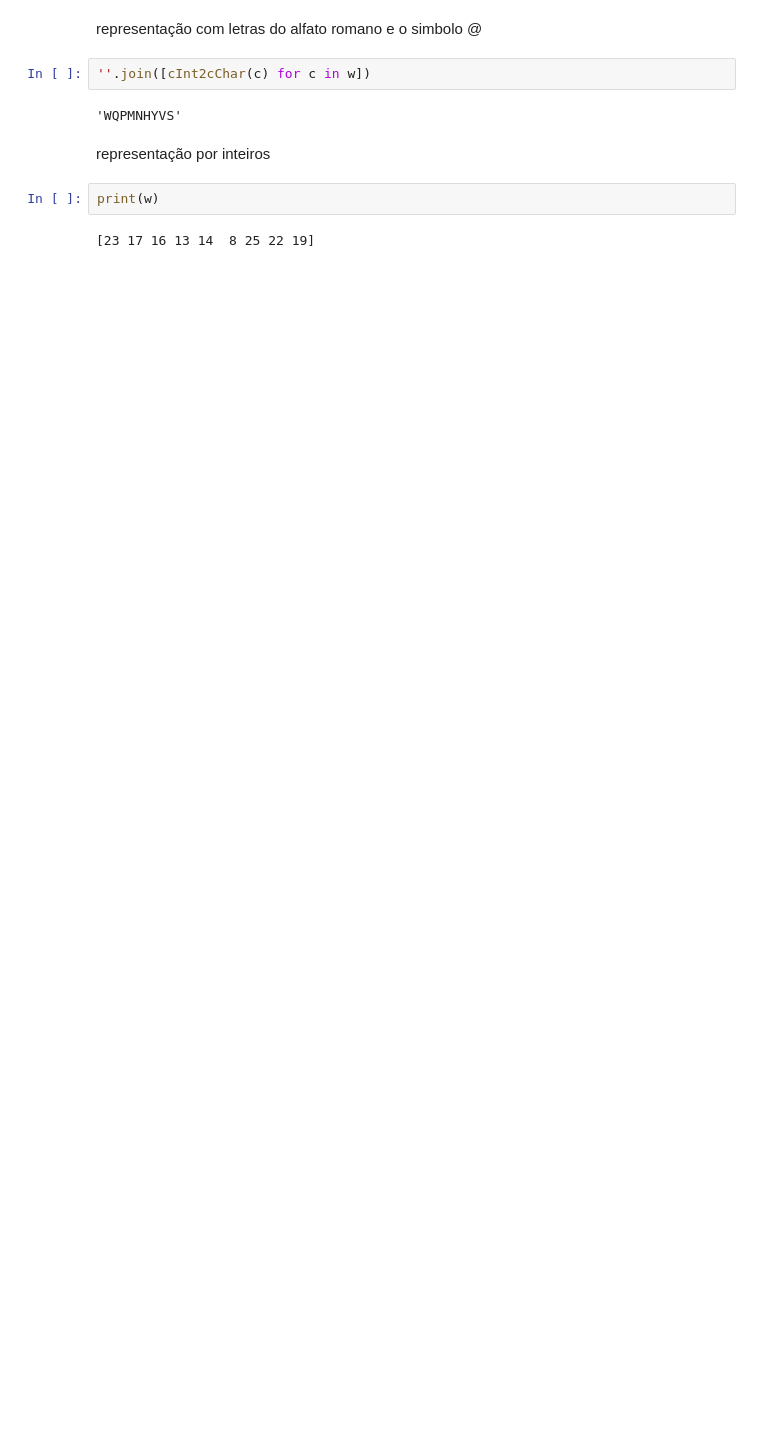
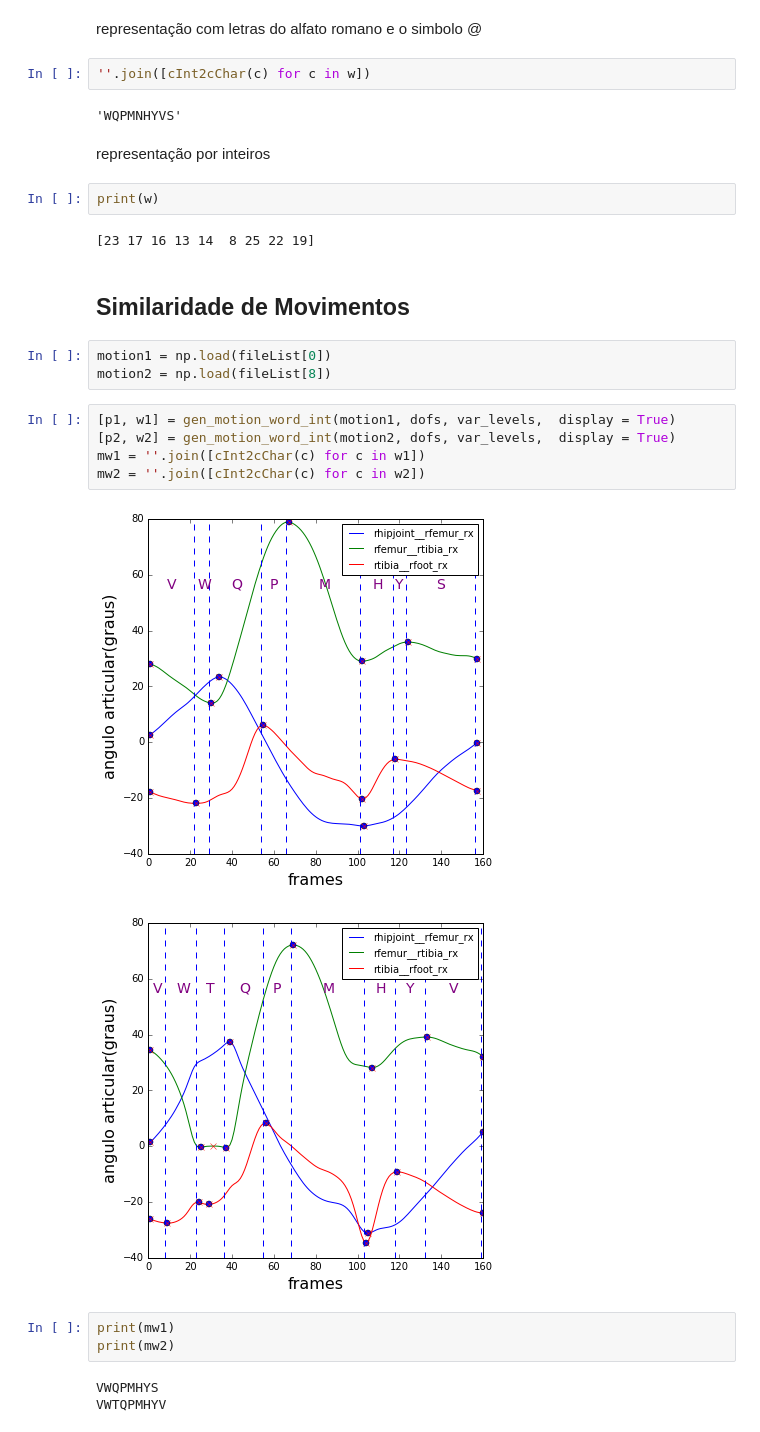
Before and after one commit to ojon/MotionMsc, a Jupyter notebook: gen_motion_word.ipynb, the cells around one changed output. Drawn from its saved outputs; the diff is of its cells as text; blank space fills up the shorter version.

```diff
--- a/gen_motion_word.ipynb
+++ b/gen_motion_word.ipynb
@@ -258,3 +259,22 @@ representação por inteiros
 print(w)
 # %% [output]
 [23 17 16 13 14  8 25 22 19]
+# %% [markdown]
+## Similaridade de Movimentos
+# %%
+motion1 = np.load(fileList[0])
+motion2 = np.load(fileList[8])
+# %%
+[p1, w1] = gen_motion_word_int(motion1, dofs, var_levels,  display = True)
+[p2, w2] = gen_motion_word_int(motion2, dofs, var_levels,  display = True)
+mw1 = ''.join([cInt2cChar(c) for c in w1])
+mw2 = ''.join([cInt2cChar(c) for c in w2])
+# %% [output]
+[figure, added]
+[figure, added]
+# %%
+print(mw1)
+print(mw2)
+# %% [output]
+VWQPMHYS
+VWTQPMHYV
```
Also changed, not shown: parts of 17 cells of this notebook.
